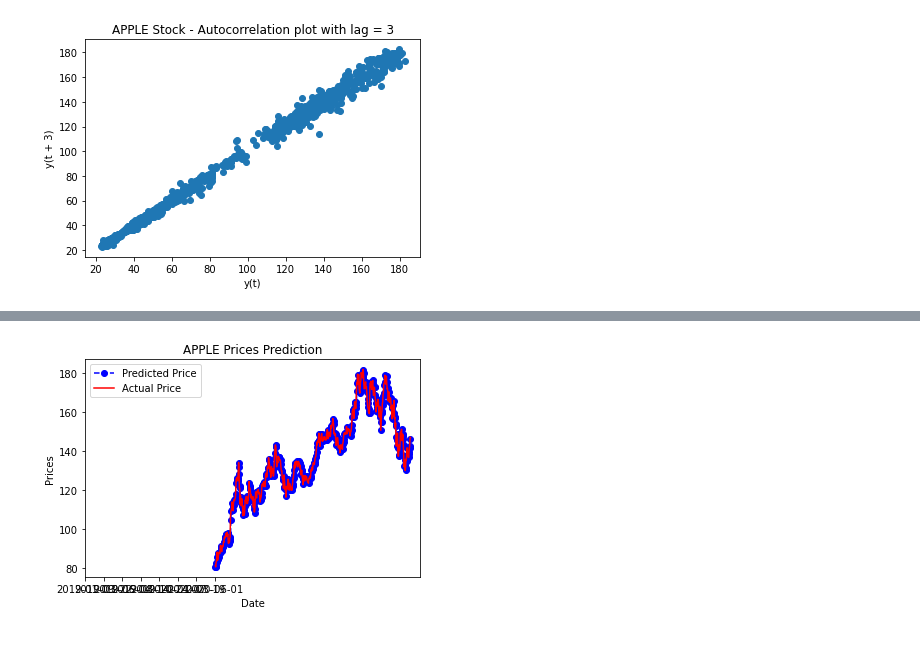
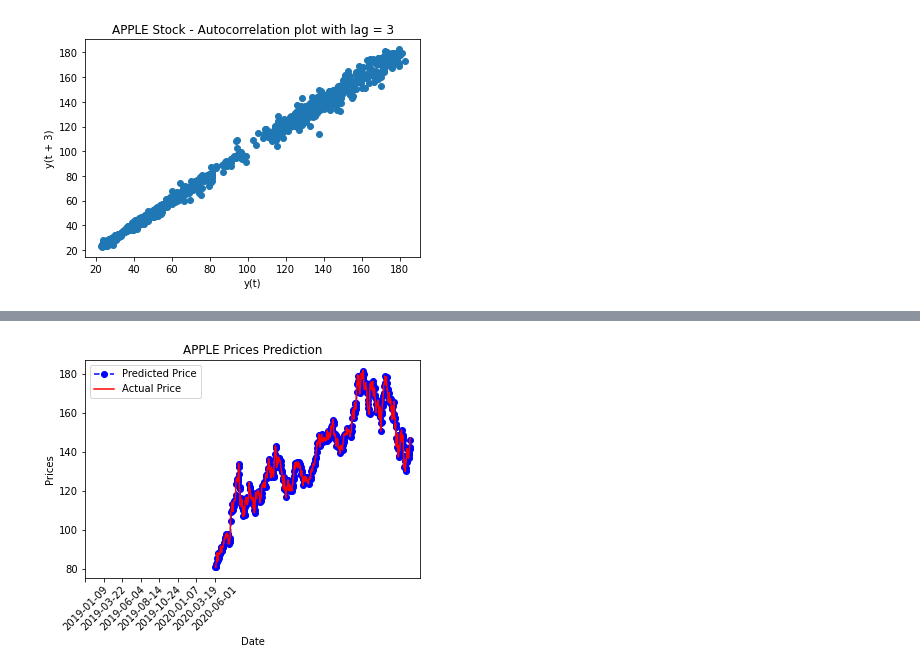
Before and after one commit to zeta1178/FinTech-Project2, a Jupyter notebook: Time-Series-Forecasting.ipynb, the cells around one changed output, grey strips where cells are left out. Saved outputs shown, nothing was run; the diff lists cells and outputs as text; code cells hidden in the pictures; blank space fills up the shorter version.

```diff
--- a/Time-Series-Forecasting.ipynb
+++ b/Time-Series-Forecasting.ipynb
@@ -86,13 +87,13 @@ Testing Mean Squared Error is 7.5950028333418045
 # %%
 test_set_range = df[int(len(df)*0.7):].index
 plt.plot(test_set_range, model_predictions, color='blue', marker='o', linestyle='dashed',label='Predicted Price')
 plt.plot(test_set_range, test_data, color='red', label='Actual Price')
 plt.title('APPLE Prices Prediction')
 plt.xlabel('Date')
 plt.ylabel('Prices')
-plt.xticks(np.arange(881,1259,50), df.date[881:1259:50])
+plt.xticks(np.arange(881,1259,50), df.date[881:1259:50], rotation = 45)
 plt.legend()
 plt.savefig('plots/Stock-Price-Prediction-Plot.jpg',bbox_inches='tight')
 plt.show()
 # %% [output]
-[figure, old version]
+[figure, new version]
```
Also changed, not shown: parts of 4 cells of this notebook, 4 other files.
